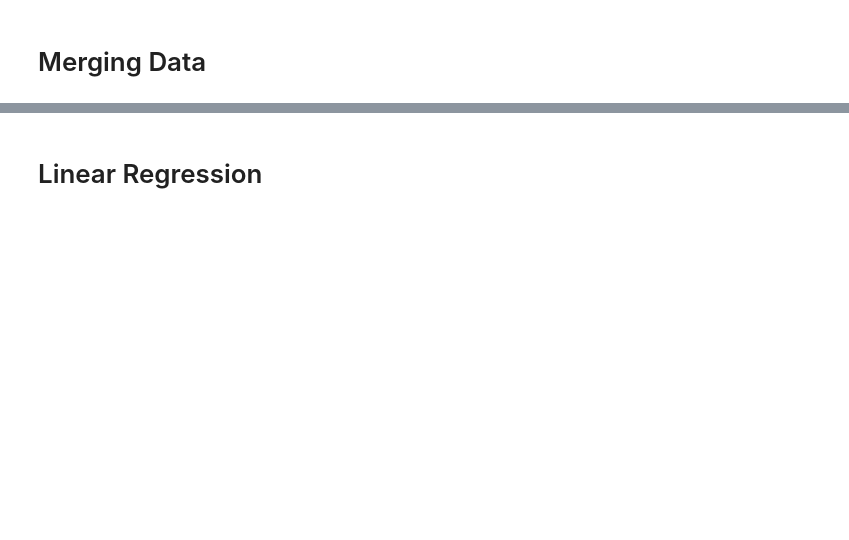
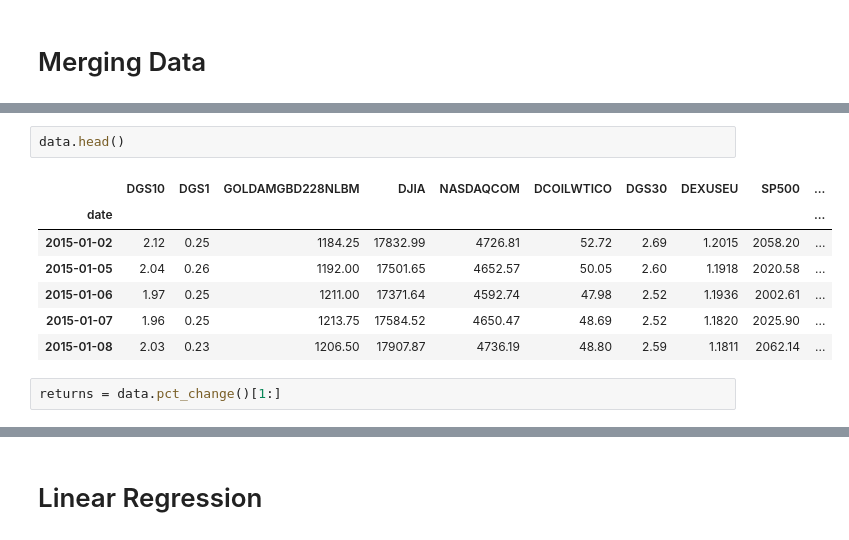
Before and after one commit to mattangriffel/pfs_intro_to_python, a Jupyter notebook: 4 - Data Analysis in Python.ipynb, the cells around one changed output, grey strips where cells are left out. Cells and saved outputs as stored; diff of their text form; blank space fills up the shorter version.

```diff
--- a/4 - Data Analysis in Python.ipynb
+++ b/4 - Data Analysis in Python.ipynb
@@ -112,0 +79,12 @@ merged_data
+# %%
+data.head()
+# %% [output]
+|  | DGS10 | DGS1 | GOLDAMGBD228NLBM | DJIA | NASDAQCOM | DCOILWTICO | DGS30 | DEXUSEU | SP500 | ... |
+| date |  |  |  |  |  |  |  |  |  | ... |
+| 2015-01-02 | 2.12 | 0.25 | 1184.25 | 17832.99 | 4726.81 | 52.72 | 2.69 | 1.2015 | 2058.20 | ... |
+| 2015-01-05 | 2.04 | 0.26 | 1192.00 | 17501.65 | 4652.57 | 50.05 | 2.60 | 1.1918 | 2020.58 | ... |
+| 2015-01-06 | 1.97 | 0.25 | 1211.00 | 17371.64 | 4592.74 | 47.98 | 2.52 | 1.1936 | 2002.61 | ... |
+| 2015-01-07 | 1.96 | 0.25 | 1213.75 | 17584.52 | 4650.47 | 48.69 | 2.52 | 1.1820 | 2025.90 | ... |
+| 2015-01-08 | 2.03 | 0.23 | 1206.50 | 17907.87 | 4736.19 | 48.80 | 2.59 | 1.1811 | 2062.14 | ... |
+# %%
+returns = data.pct_change()[1:]
```
Also changed, not shown: parts of 7 cells of this notebook.
